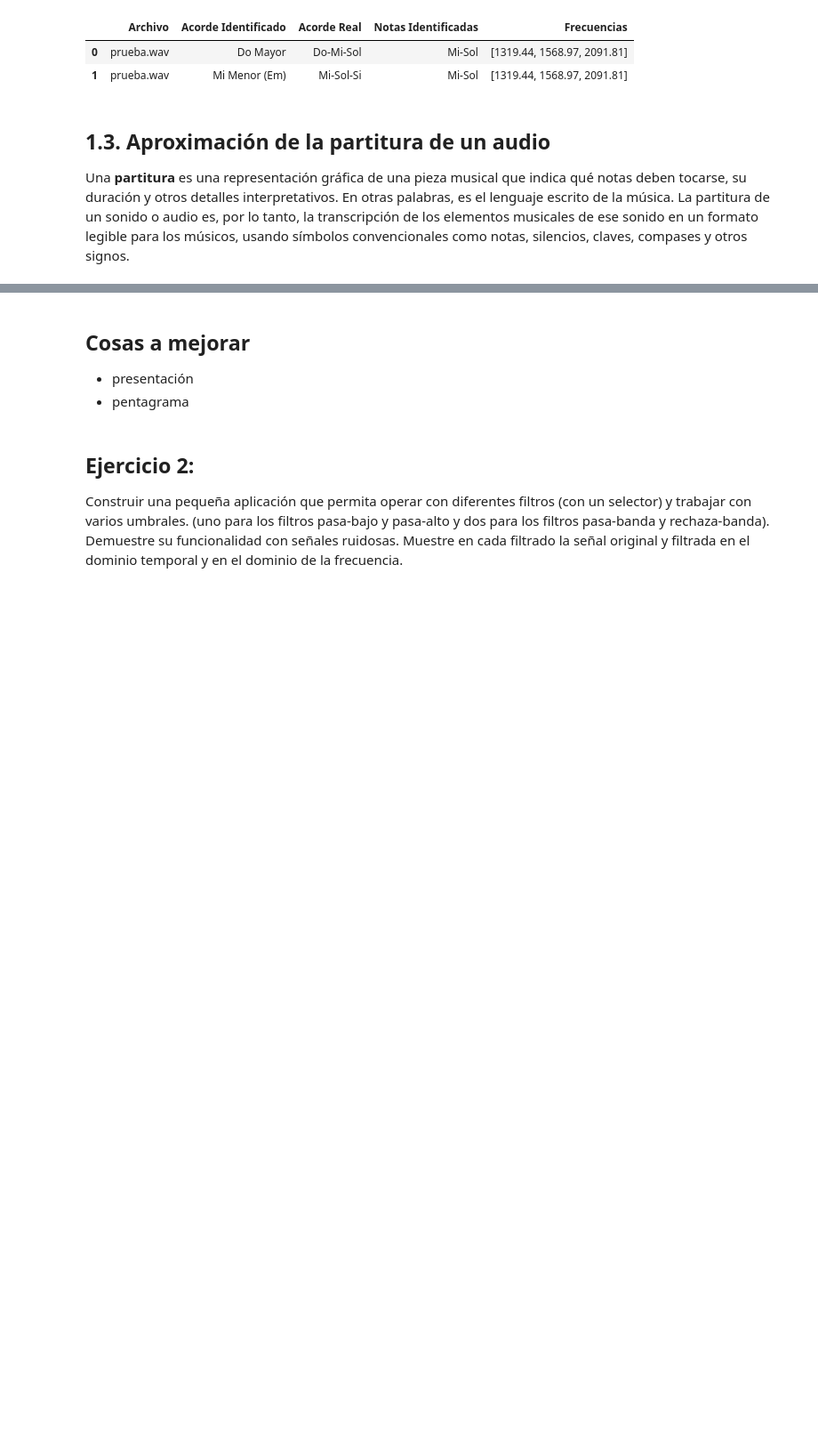
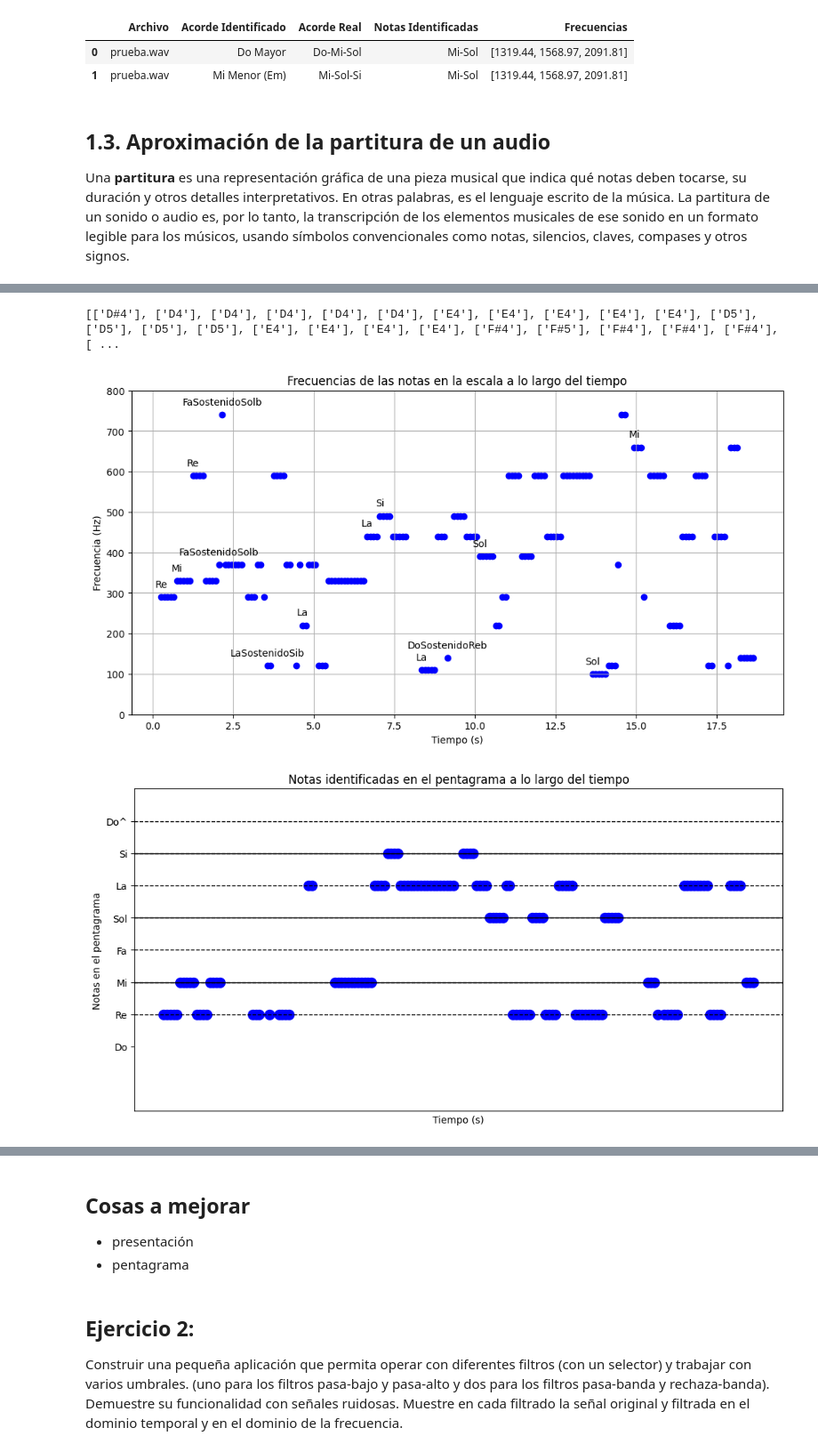
Before and after one commit to MediaMind-ULPGC/P04, a Jupyter notebook: P04.ipynb, the cells around one changed output, grey strips where cells are left out. Shown at 89% size. Drawn from its saved outputs; the diff is of its cells as text; code cells hidden in the pictures; blank space fills up the shorter version.

```diff
--- a/P04.ipynb
+++ b/P04.ipynb
@@ -315,0 +321,14 @@ scale_identifier.plot_notes_on_staff(notas_identificadas, time_stamps)
+# %%
+archivo_audio = "./audios/piano/sonidos_completos/prueba.wav"
+
+scale_identifier = ScalesIdentifierFactory.initialize_identifier("Piano")
+notas_identificadas, octavas_identificadas, frecuencias_identificadas, time_stamps = scale_identifier.identify_scale_from_audio(archivo_audio, timestep=0.1)
+print(octavas_identificadas)
+# %% [output]
+[['D#4'], ['D4'], ['D4'], ['D4'], ['D4'], ['D4'], ['E4'], ['E4'], ['E4'], ['E4'], ['E4'], ['D5'], ['D5'], ['D5'], ['D5'], ['E4'], ['E4'], ['E4'], ['E4'], ['F#4'], ['F#5'], ['F#4'], ['F#4'], ['F#4'], [ ...
+# %%
+scale_identifier.plot_scale_over_time(notas_identificadas, frecuencias_identificadas, time_stamps, min_scale=0, max_scale=800)
+scale_identifier.plot_notes_on_staff(notas_identificadas,octavas_identificadas, time_stamps)
+# %% [output]
+[figure, added]
+[figure, added]
```
Also changed, not shown: parts of 10 cells of this notebook, 7 other files.
